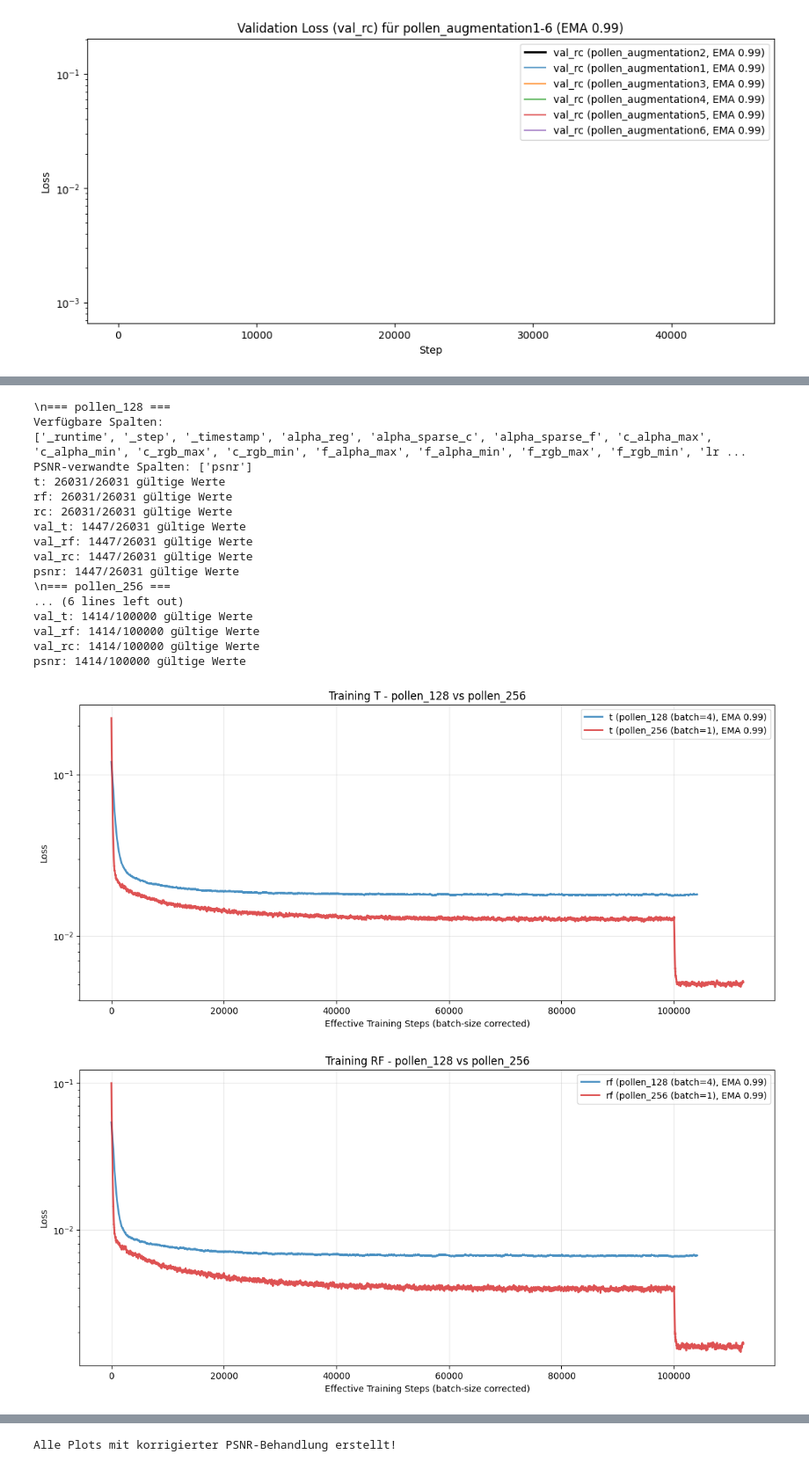
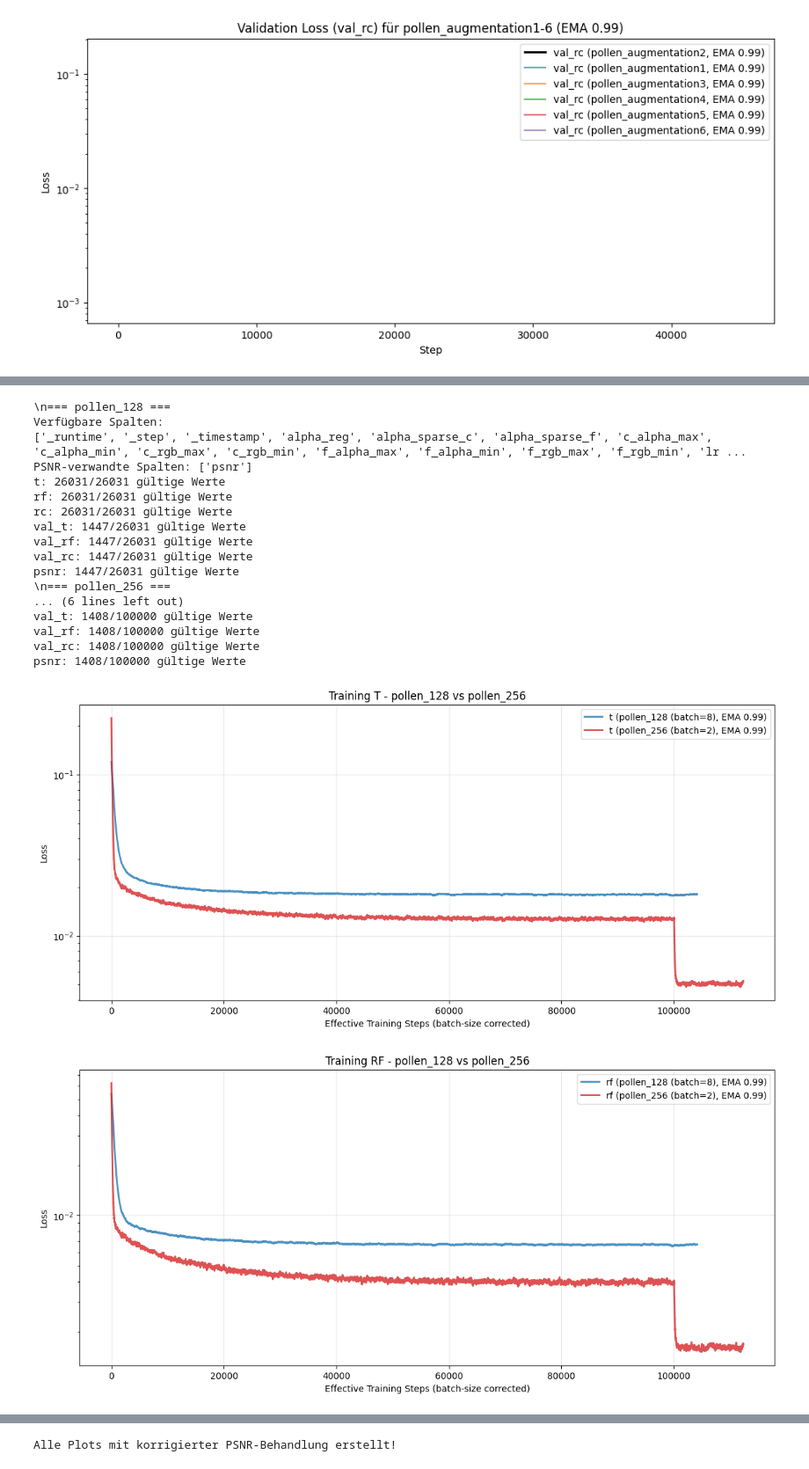
Before and after one commit to etiiiR/Bachelor-Thesis, a Jupyter notebook: notebooks/pixelnerf_hyperparametertuning.ipynb, the cells around one changed output, grey strips where cells are left out. Shown at 88% size. Cells and saved outputs as stored; diff of their text form; code cells hidden in the pictures.

```diff
--- a/notebooks/pixelnerf_hyperparametertuning.ipynb
+++ b/notebooks/pixelnerf_hyperparametertuning.ipynb
@@ -403,8 +403,8 @@ Text(0.5, 1.0, 'Validation VAL_RC - pollen_128 vs pollen_256')
 # %%
 # Debug: Überprüfe verfügbare Metriken in pollen_128 und pollen_256
 run_configs = {
-    "pollen_128": {"run_id": "yeg9cl0o", "batch_size": 4},
-    "pollen_256": {"run_id": "w3cbbmdm", "batch_size": 1},
+    "pollen_128": {"run_id": "yeg9cl0o", "batch_size": 8},
+    "pollen_256": {"run_id": "w3cbbmdm", "batch_size": 2},
 }
 
 target_runs = {}
@@ -450,10 +450,10 @@ val_rc: 1447/26031 gültige Werte
 psnr: 1447/26031 gültige Werte
 \n=== pollen_256 ===
 ... (6 lines left out)
-val_t: 1414/100000 gültige Werte
-val_rf: 1414/100000 gültige Werte
-val_rc: 1414/100000 gültige Werte
-psnr: 1414/100000 gültige Werte
+val_t: 1408/100000 gültige Werte
+val_rf: 1408/100000 gültige Werte
+val_rc: 1408/100000 gültige Werte
+psnr: 1408/100000 gültige Werte
 # %%
 # Korrigierte Plots: pollen_128 vs pollen_256 mit PSNR-Fix
 def smooth_curve_ema(values, alpha=0.99):
@@ -473,13 +473,13 @@ run_configs = {
         "run_id": "yeg9cl0o",
         "batch_size": 4,
         "color": "tab:blue",
-        "label": "pollen_128 (batch=4)",
+        "label": "pollen_128 (batch=8)",
     },
     "pollen_256": {
         "run_id": "w3cbbmdm",
         "batch_size": 1,
         "color": "tab:red",
-        "label": "pollen_256 (batch=1)",
+        "label": "pollen_256 (batch=2)",
     },
 }
 
@@ -532,33 +532,33 @@ for metric in metrics:
                         corrected_steps,
                         smoothed,
                         label=f"{metric} ({config['label']}, EMA 0.99)",
                         color=config["color"],
                         linewidth=2,
                         alpha=0.8,
                     )
 
     # Plot konfigurieren
     plt.xlabel("Effective Training Steps (batch-size corrected)")
     plt.ylabel("Loss" if metric != "psnr" else "PSNR")
 
     # Titel
     if metric.startswith("val_") or metric == "psnr":
         prefix = "Validation"
     else:
         prefix = "Training"
     plt.title(f"{prefix} {metric.upper()} - pollen_128 vs pollen_256")
 
     # Skalierung
     if metric != "psnr":
         plt.yscale("log")
 
     plt.legend()
     plt.grid(True, alpha=0.3)
     plt.show()
 
 print("Alle Plots mit korrigierter PSNR-Behandlung erstellt!")
 # %% [output]
 [figure]
-[figure, old version]
+[figure, new version]
 [figure]
 [figure]
```
Also changed, not shown: parts of 3 cells of this notebook, 1 other file.
